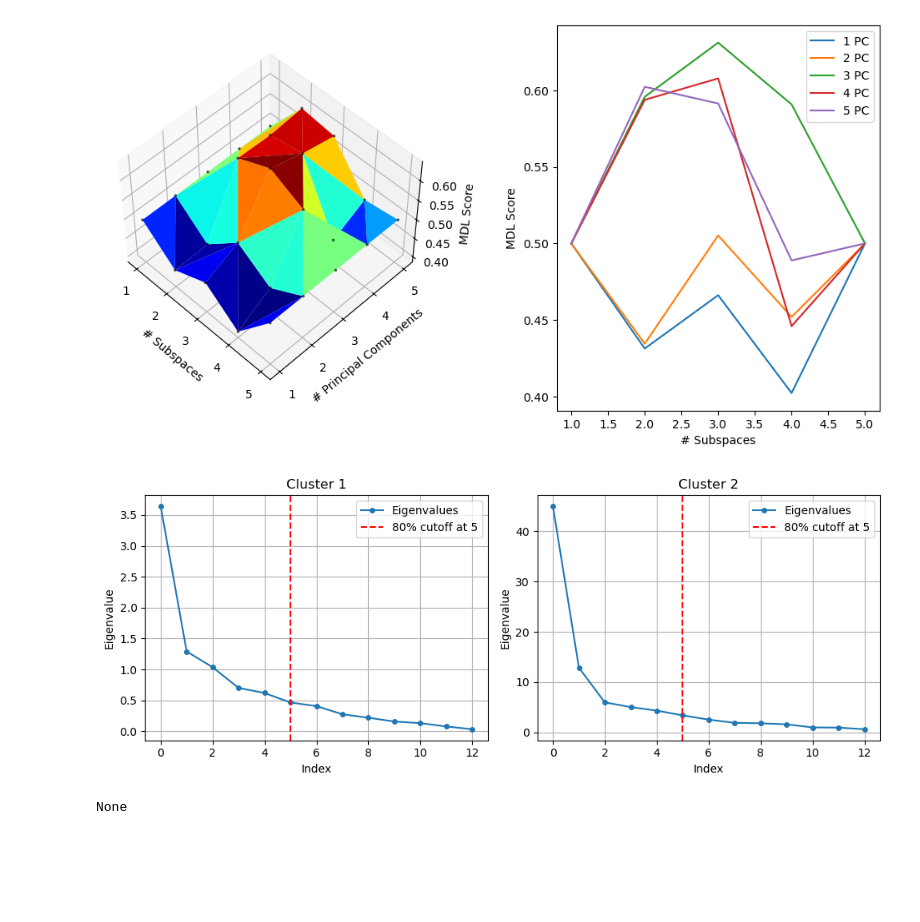
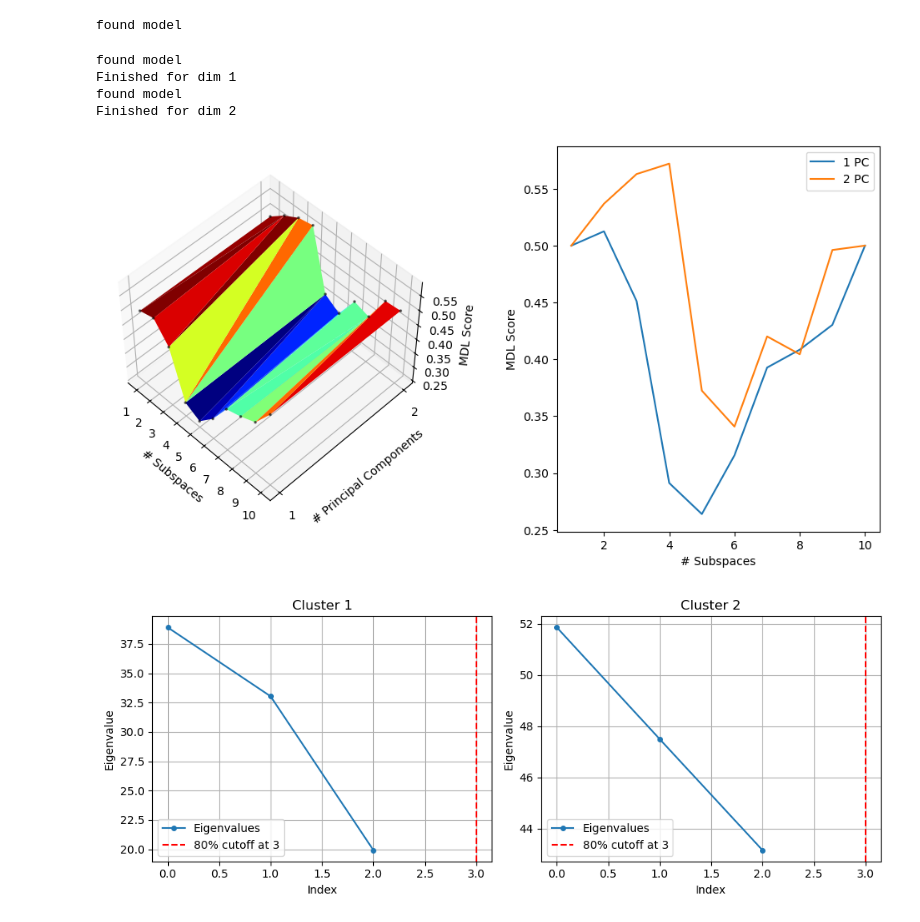
Before and after one commit to Arne-Wiese/bachelorarbeit, a Jupyter notebook: myCluster_test.ipynb, the cells around one changed output. Drawn from its saved outputs; the diff is of its cells as text; code cells hidden in the pictures; blank space fills up the shorter version.

```diff
--- a/myCluster_test.ipynb
+++ b/myCluster_test.ipynb
@@ -39,3 +41,41 @@ X_3 = digits.data
 # %%
 cancer = load_breast_cancer()
 X_4 = cancer.data
+# %%
+# Generating data for two intersecting hyperplanes in 3D space
+#np.random.seed(0)
+
+# Parameters
+n_points_per_cluster = 1000
+width = 0.5  # Width of the clusters
+
+# Hyperplane 1 (XZ plane)
+x1 = np.random.uniform(-10, 10, n_points_per_cluster)
+z1 = np.random.uniform(-10, 10, n_points_per_cluster)
+y1 = np.random.normal(0, width, n_points_per_cluster)  # small variation along y-axis
+
+# Hyperplane 2 (YZ plane)
+y2 = np.random.uniform(-10, 10, n_points_per_cluster)
+z2 = np.random.uniform(-10, 10, n_points_per_cluster)
+x2 = np.random.normal(0, width, n_points_per_cluster)  # small variation along x-axis
+
+# Combine clusters
+cluster1 = np.vstack([x1, y1, z1]).T
+cluster2 = np.vstack([x2, y2, z2]).T
+
+# Plot the clusters
+fig = plt.figure(figsize=(10, 7))
+ax = fig.add_subplot(111, projection='3d')
+ax.scatter(cluster1[:, 0], cluster1[:, 1], cluster1[:, 2], color='r', label='Cluster 1')
+ax.scatter(cluster2[:, 0], cluster2[:, 1], cluster2[:, 2], color='g', label='Cluster 2')
+ax.set_xlabel('X')
+ax.set_ylabel('Y')
+ax.set_zlabel('Z')
+ax.set_title("Synthetic 3D Dataset with Two Intersecting Hyperplanes")
+ax.legend()
+
+plt.show()
+
+# Output the data for further usage
+data = np.vstack([cluster1, cluster2])
+data.shape
@@ -45,14 +88,21 @@ scaler = MinMaxScaler()
 
 # I do the scaler fitting on the training data only
 #on the training test I do fit and transform simultaneously
-DATA = scaler.fit_transform(X_2)
+DATA = scaler.fit_transform(data)
+# %%
+model = myCluster(DATA, 6, 1)
+# %% [output]
+found model
 # %%
-model = myCluster.search_best_cluster(DATA, 5, 5)
+model = myCluster.search_best_cluster(DATA, 10, 2)
 # %% [output]
+found model
+Finished for dim 1
+found model
+Finished for dim 2
-[figure, old version]
+[figure, new version]
 # %%
-print(model.plot_elbow_plots_with_cutoff(2, 2))
+model.plot_elbow_plots_with_cutoff(2, 2)
 # %% [output]
-[figure, old version]
+[figure, new version]
-None
 # %%
```
Also changed, not shown: parts of 8 cells of this notebook, 3 other files.
